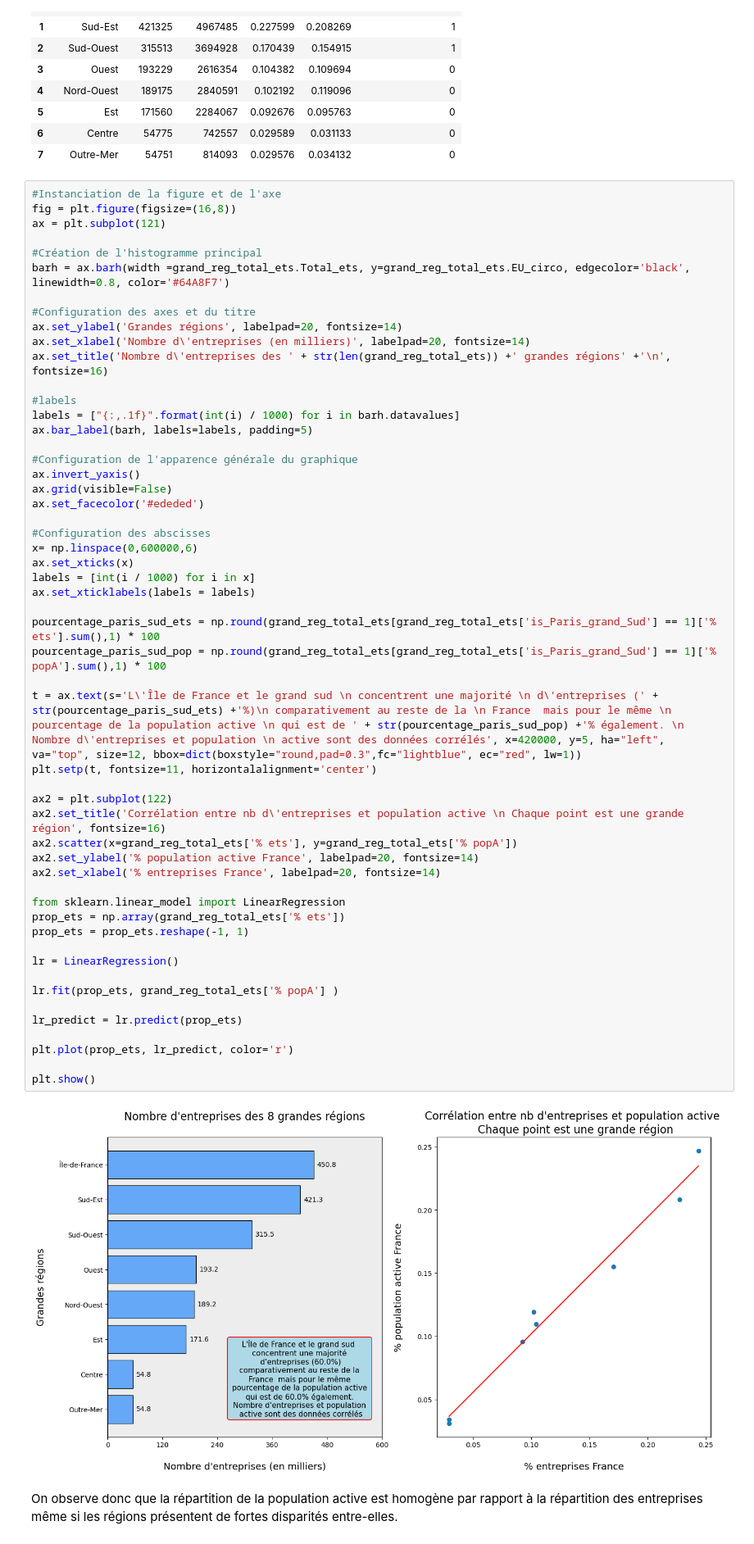
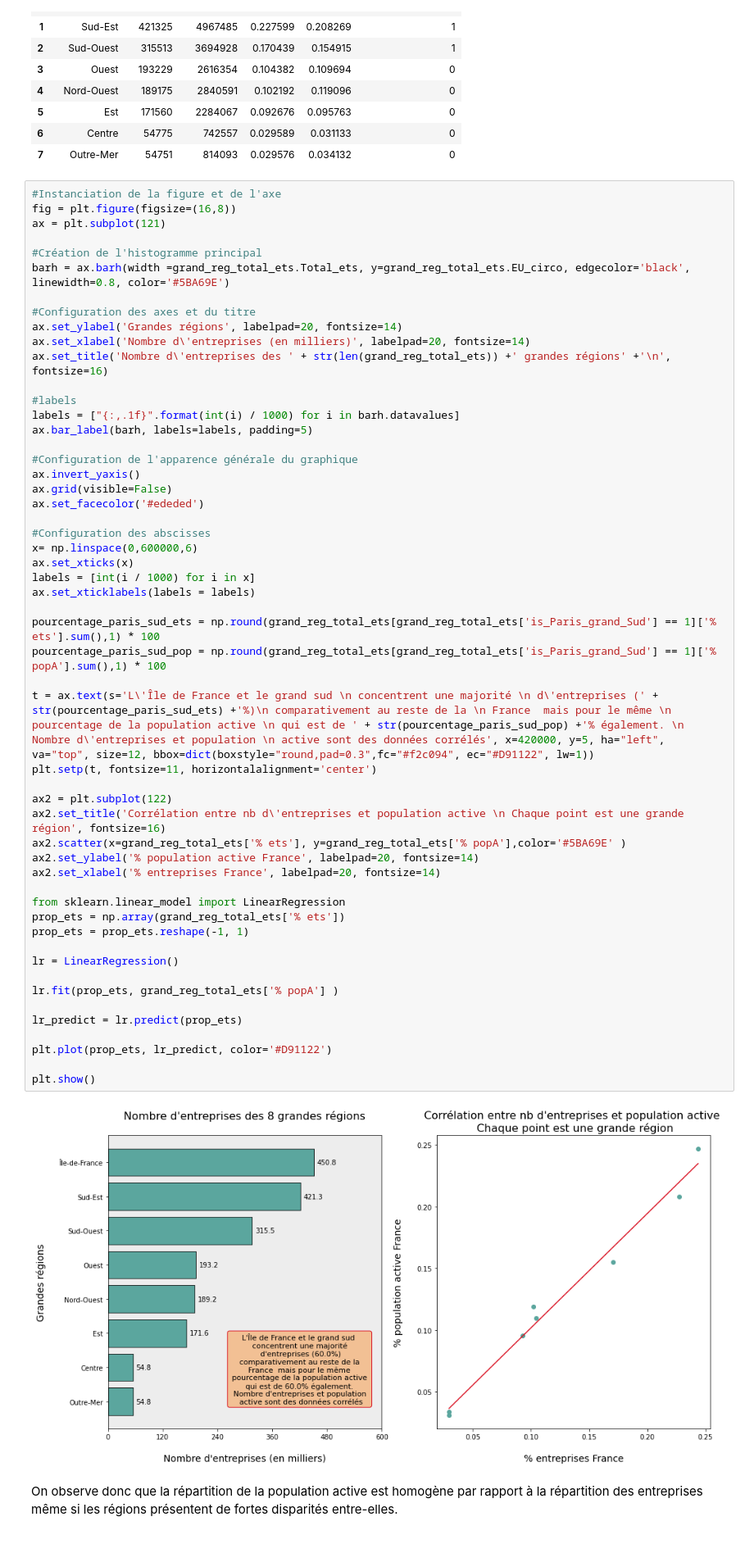
Before and after one commit to Mariehf64/fev23cda_french_industry, a Jupyter notebook: EDA_Vivien_2020/Entreprises et Salaires 2020.ipynb, the cells around one changed output. Shown at 82% size. Cells and saved outputs as stored; diff of their text form.

```diff
--- a/EDA_Vivien_2020/Entreprises et Salaires 2020.ipynb
+++ b/EDA_Vivien_2020/Entreprises et Salaires 2020.ipynb
@@ -239,7 +239,7 @@ fig = plt.figure(figsize=(16,8))
 ax = plt.subplot(121)
 
 #Création de l'histogramme principal
-barh = ax.barh(width =grand_reg_total_ets.Total_ets, y=grand_reg_total_ets.EU_circo, edgecolor='black', linewidth=0.8, color='#64A8F7')
+barh = ax.barh(width =grand_reg_total_ets.Total_ets, y=grand_reg_total_ets.EU_circo, edgecolor='black', linewidth=0.8, color='#5BA69E')
 
 #Configuration des axes et du titre
 ax.set_ylabel('Grandes régions', labelpad=20, fontsize=14)
@@ -257,37 +257,37 @@ ax.set_facecolor('#ededed')
 
 #Configuration des abscisses
 x= np.linspace(0,600000,6)
 ax.set_xticks(x)
 labels = [int(i / 1000) for i in x]
 ax.set_xticklabels(labels = labels)
 
 pourcentage_paris_sud_ets = np.round(grand_reg_total_ets[grand_reg_total_ets['is_Paris_grand_Sud'] == 1]['% ets'].sum(),1) * 100
 pourcentage_paris_sud_pop = np.round(grand_reg_total_ets[grand_reg_total_ets['is_Paris_grand_Sud'] == 1]['% popA'].sum(),1) * 100
 
-t = ax.text(s='L\'Île de France et le grand sud \n concentrent une majorité \n d\'entreprises (' + str(pourcentage_paris_sud_ets) +'%)\n comparativement au reste de la \n France  mais pour le même \n pourcentage de la population active \n qui est de ' + str(pourcentage_paris_sud_pop) +'% également. \n Nombre d\'entreprises et population \n active sont des données corrélés', x=420000, y=5, ha="left", va="top", size=12, bbox=dict(boxstyle="round,pad=0.3",fc="lightblue", ec="red", lw=1))
+t = ax.text(s='L\'Île de France et le grand sud \n concentrent une majorité \n d\'entreprises (' + str(pourcentage_paris_sud_ets) +'%)\n comparativement au reste de la \n France  mais pour le même \n pourcentage de la population active \n qui est de ' + str(pourcentage_paris_sud_pop) +'% également. \n Nombre d\'entreprises et population \n active sont des données corrélés', x=420000, y=5, ha="left", va="top", size=12, bbox=dict(boxstyle="round,pad=0.3",fc="#f2c094", ec="#D91122", lw=1))
 plt.setp(t, fontsize=11, horizontalalignment='center')
 
 ax2 = plt.subplot(122)
 ax2.set_title('Corrélation entre nb d\'entreprises et population active \n Chaque point est une grande région', fontsize=16)
-ax2.scatter(x=grand_reg_total_ets['% ets'], y=grand_reg_total_ets['% popA'])
+ax2.scatter(x=grand_reg_total_ets['% ets'], y=grand_reg_total_ets['% popA'],color='#5BA69E' )
 ax2.set_ylabel('% population active France', labelpad=20, fontsize=14)
 ax2.set_xlabel('% entreprises France', labelpad=20, fontsize=14)
 
 from sklearn.linear_model import LinearRegression
 prop_ets = np.array(grand_reg_total_ets['% ets'])
 prop_ets = prop_ets.reshape(-1, 1)
 
 lr = LinearRegression()
 
 lr.fit(prop_ets, grand_reg_total_ets['% popA'] )
 
 lr_predict = lr.predict(prop_ets)
 
-plt.plot(prop_ets, lr_predict, color='r')
+plt.plot(prop_ets, lr_predict, color='#D91122')
 
 plt.show()
 # %% [output]
-[figure, old version]
+[figure, new version]
 # %% [markdown]
 On observe donc que la répartition de la population active est homogène par rapport à la répartition des entreprises même si les régions présentent de fortes disparités entre-elles.
 # %% [markdown]
```
Also changed, not shown: parts of 3 cells of this notebook.
